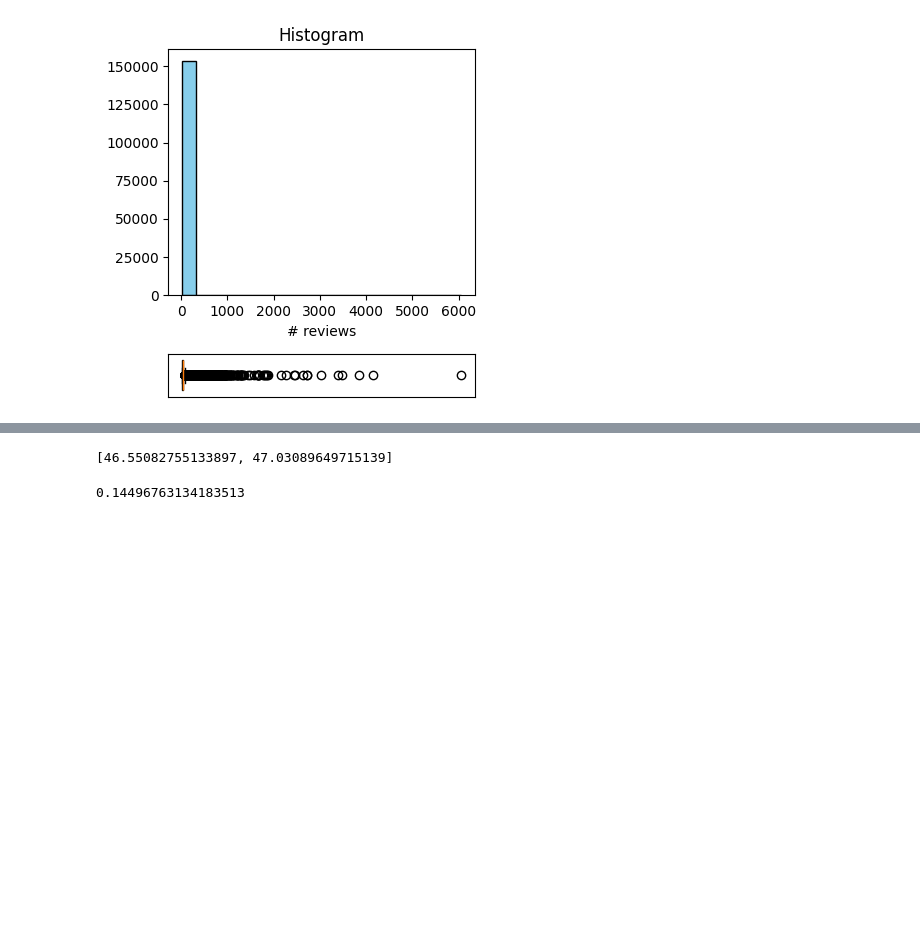
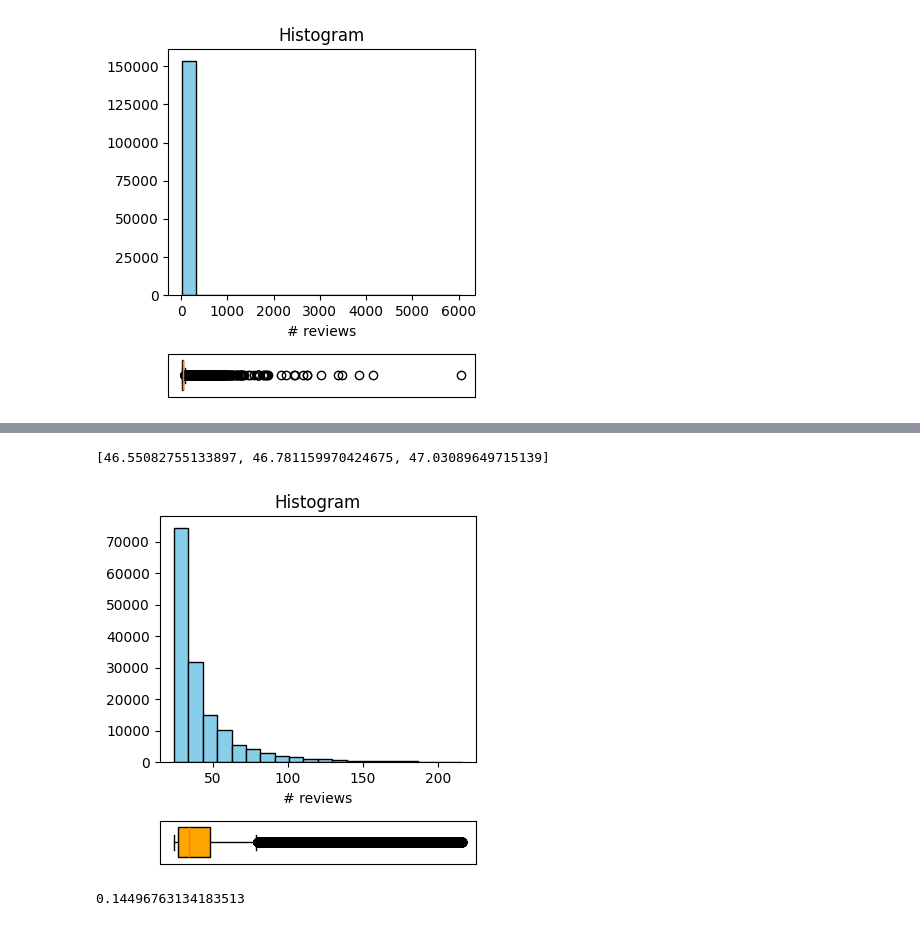
Before and after one commit to swatt45/Capstone, a Jupyter notebook: D502 EDA.ipynb, the cells around one changed output, grey strips where cells are left out. Cells and saved outputs as stored; diff of their text form; code cells hidden in the pictures; blank space fills up the shorter version.

```diff
--- a/D502 EDA.ipynb
+++ b/D502 EDA.ipynb
@@ -98,7 +169,15 @@ std_stats = boot(df_high_reviews, 'reviews', np.std)
 # %%
-[mean_stats.confidence_interval.low, mean_stats.confidence_interval.high]
+[mean_stats.confidence_interval.low, mean_stats.bootstrap_distribution.mean(), mean_stats.confidence_interval.high]
 # %% [output]
-[46.55082755133897, 47.03089649715139]
+[46.55082755133897, 46.781159970424675, 47.03089649715139]
+# %%
+high = np.percentile(df_high_reviews.reviews.values, 99)
+low = np.percentile(df_high_reviews.reviews.values, 1)
+
+df_users_clean = df_high_reviews[(df_high_reviews.reviews <= high)&(df_high_reviews.reviews >= low)]
+create_box_and_hist(df_users_clean, 'reviews')
+# %% [output]
+[figure, added]
 # %%
 mean_stats.standard_error
 # %% [output]
```
Also changed, not shown: parts of 16 cells of this notebook.
